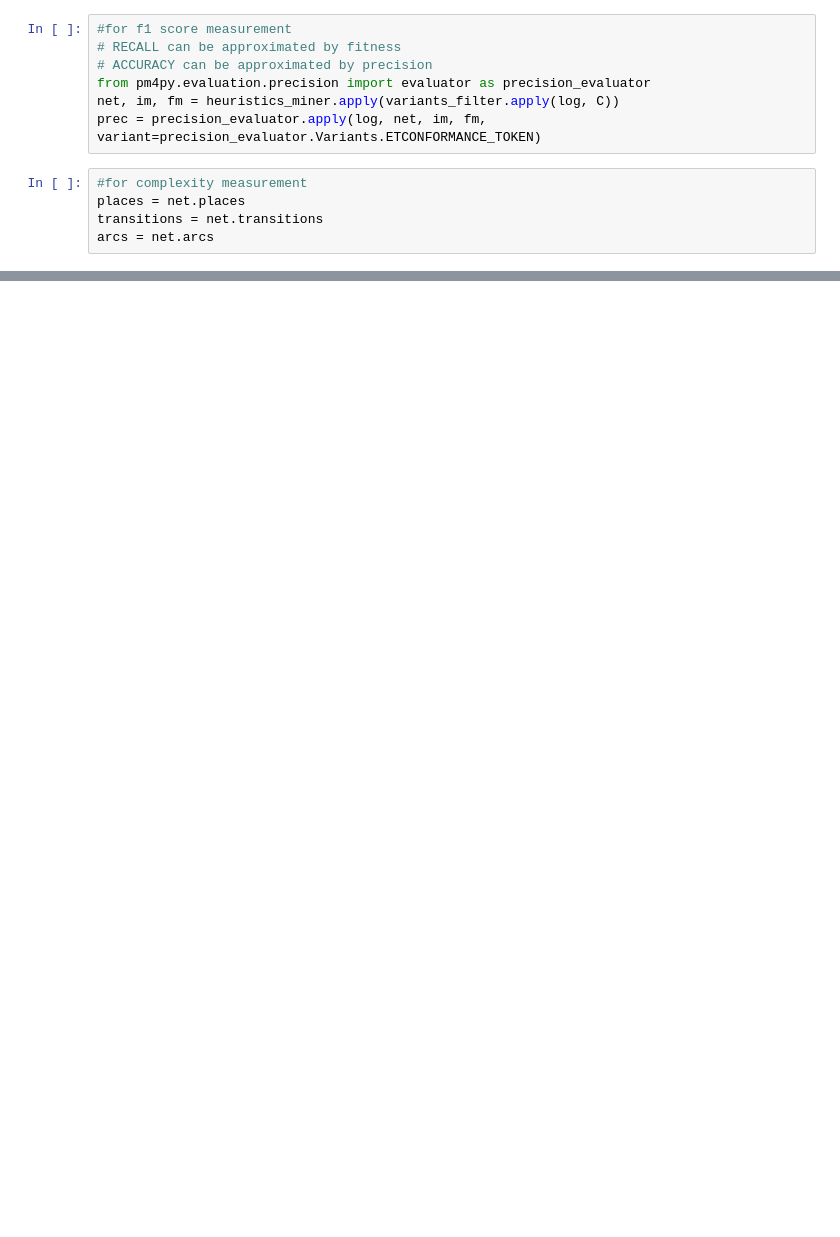
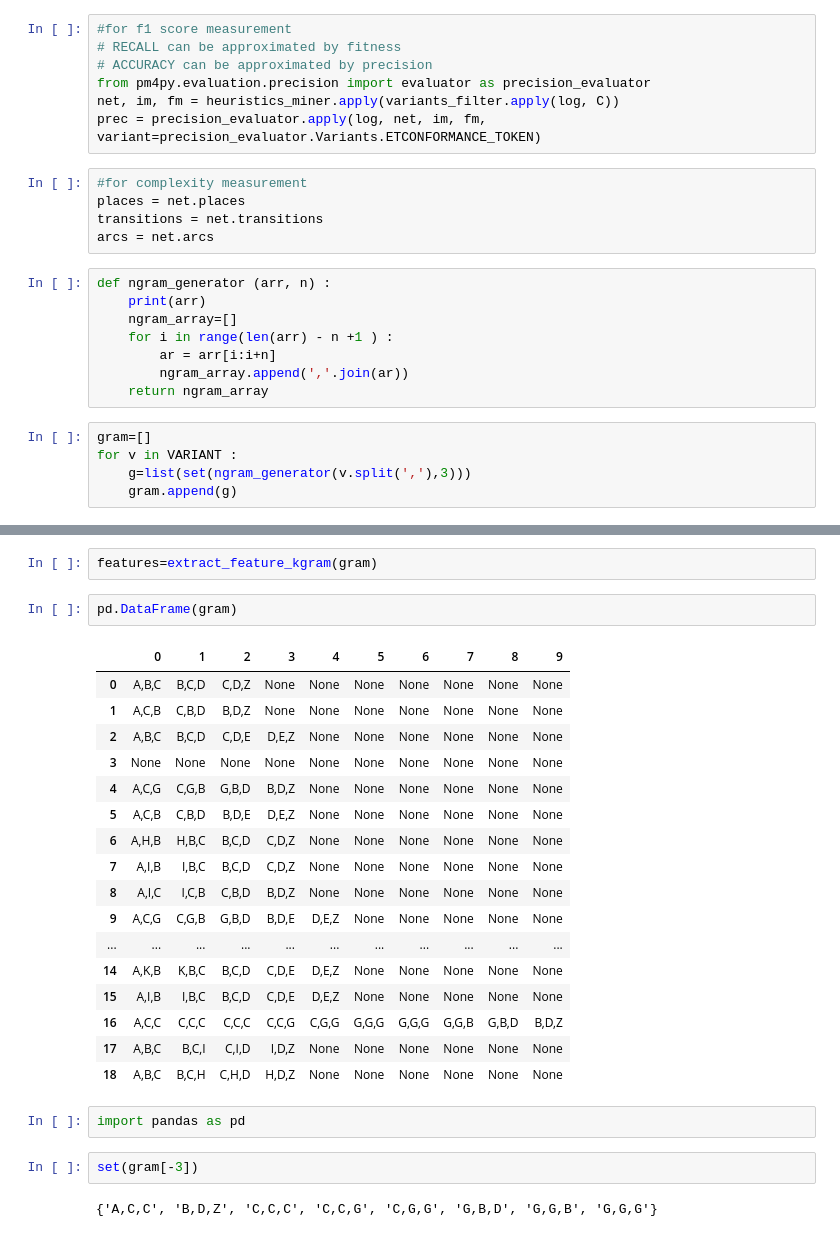
Before and after one commit to bbk0529/seminar_ML_application, a Jupyter notebook: Seminar.ipynb, the cells around one changed output, grey strips where cells are left out. Cells and saved outputs as stored; diff of their text form; blank space fills up the shorter version.

```diff
--- a/Seminar.ipynb
+++ b/Seminar.ipynb
@@ -136,3 +169,16 @@ prec = precision_evaluator.apply(log, net, im, fm, variant=precision_evaluator.V
 places = net.places
 transitions = net.transitions
 arcs = net.arcs
+# %%
+def ngram_generator (arr, n) :
+    print(arr)
+    ngram_array=[]
+    for i in range(len(arr) - n +1 ) :
+        ar = arr[i:i+n]
+        ngram_array.append(','.join(ar))
+    return ngram_array
+# %%
+gram=[]
+for v in VARIANT :
+    g=list(set(ngram_generator(v.split(','),3)))
+    gram.append(g)
@@ -138,0 +264,28 @@ arcs = net.arcs
+# %%
+features=extract_feature_kgram(gram)
+# %%
+pd.DataFrame(gram)
+# %% [output]
+|  | 0 | 1 | 2 | 3 | 4 | 5 | 6 | 7 | 8 | 9 |
+| 0 | A,B,C | B,C,D | C,D,Z | None | None | None | None | None | None | None |
+| 1 | A,C,B | C,B,D | B,D,Z | None | None | None | None | None | None | None |
+| 2 | A,B,C | B,C,D | C,D,E | D,E,Z | None | None | None | None | None | None |
+| 3 | None | None | None | None | None | None | None | None | None | None |
+| 4 | A,C,G | C,G,B | G,B,D | B,D,Z | None | None | None | None | None | None |
+| 5 | A,C,B | C,B,D | B,D,E | D,E,Z | None | None | None | None | None | None |
+| 6 | A,H,B | H,B,C | B,C,D | C,D,Z | None | None | None | None | None | None |
+| 7 | A,I,B | I,B,C | B,C,D | C,D,Z | None | None | None | None | None | None |
+| 8 | A,I,C | I,C,B | C,B,D | B,D,Z | None | None | None | None | None | None |
+| 9 | A,C,G | C,G,B | G,B,D | B,D,E | D,E,Z | None | None | None | None | None |
+| ... | ... | ... | ... | ... | ... | ... | ... | ... | ... | ... |
+| 14 | A,K,B | K,B,C | B,C,D | C,D,E | D,E,Z | None | None | None | None | None |
+| 15 | A,I,B | I,B,C | B,C,D | C,D,E | D,E,Z | None | None | None | None | None |
+| 16 | A,C,C | C,C,C | C,C,C | C,C,G | C,G,G | G,G,G | G,G,G | G,G,B | G,B,D | B,D,Z |
+| 17 | A,B,C | B,C,I | C,I,D | I,D,Z | None | None | None | None | None | None |
+| 18 | A,B,C | B,C,H | C,H,D | H,D,Z | None | None | None | None | None | None |
+# %%
+import pandas as pd
+# %%
+set(gram[-3])
+# %% [output]
+{'A,C,C', 'B,D,Z', 'C,C,C', 'C,C,G', 'C,G,G', 'G,B,D', 'G,G,B', 'G,G,G'}
```
Also changed, not shown: parts of 18 cells of this notebook, 1 other file.
